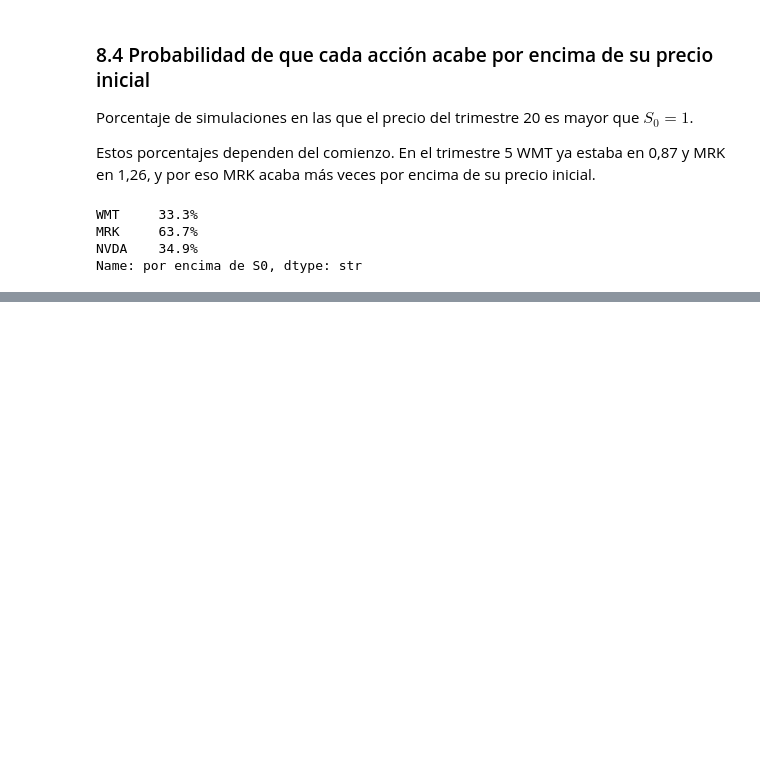
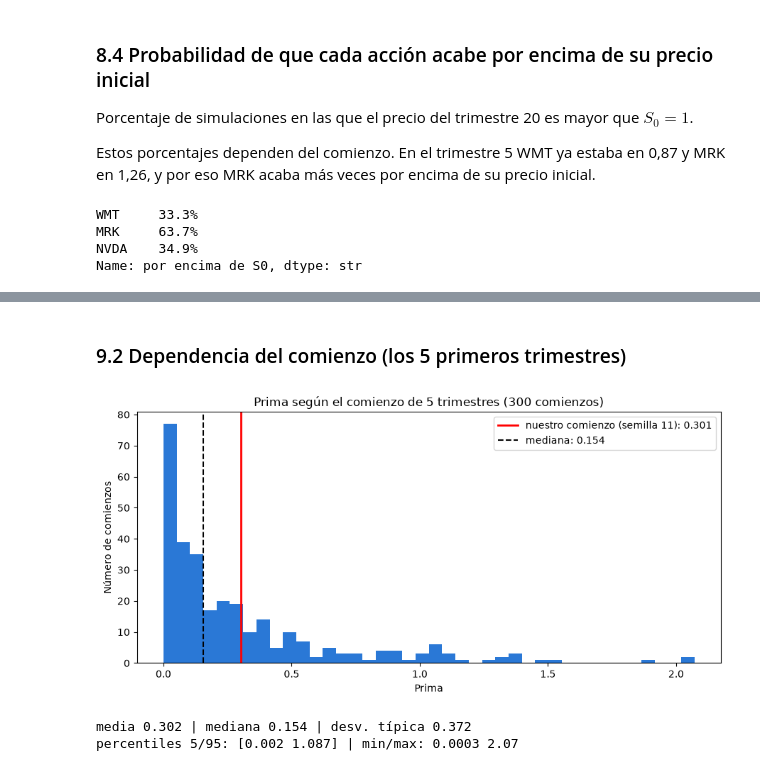
Before and after one commit to alvmorenobl/bbva-option-pricing-montecarlo-rnn, a Jupyter notebook: montecarlo.ipynb, the cells around one changed output, grey strips where cells are left out. Drawn from its saved outputs; the diff is of its cells as text; code cells hidden in the pictures; blank space fills up the shorter version.

```diff
--- a/montecarlo.ipynb
+++ b/montecarlo.ipynb
@@ -268,0 +288,32 @@ Name: por encima de S0, dtype: str
+# %% [markdown]
+### 9.2 Dependencia del comienzo (los 5 primeros trimestres)
+# %%
+def prima_con_semilla(semilla, n=5_000):
+    r = np.random.default_rng(semilla)
+    Z1 = r.standard_normal((n_comunes, 3)) @ L.T
+    s1 = np.empty((n_comunes + 1, 3)); s1[0] = S0
+    s1[1:] = np.exp((mu - 0.5 * sigma**2) * dt + sigma * Z1 * np.sqrt(dt))
+    s1 = np.cumprod(s1, axis=0)
+    Z2 = r.standard_normal((n, n_resto, 3)) @ L.T
+    s2 = np.empty((n, n_resto + 1, 3)); s2[:, 0] = s1[-1]
+    s2[:, 1:] = np.exp((mu - 0.5 * sigma**2) * dt + sigma * Z2 * np.sqrt(dt))
+    s2 = np.cumprod(s2, axis=1)
+    x = np.concatenate([np.broadcast_to(s1[1:], (n, n_comunes, 3)), s2[:, 1:]], axis=1)
+    cesta_ = np.exp(np.log(x / S0).mean(axis=1)).sum(axis=1)
+    return np.exp(-mu * T) * np.maximum(cesta_ - E, 0).mean()
+
+primas = np.array([prima_con_semilla(1000 + s) for s in range(300)])
+
+plt.figure(figsize=(9, 4.5))
+plt.hist(primas, bins=40, color="#2a78d6")
+plt.axvline(prima, color="red", lw=2, label=f"nuestro comienzo (semilla 11): {prima:.3f}")
+plt.axvline(np.median(primas), color="black", lw=1.5, ls="--", label=f"mediana: {np.median(primas):.3f}")
+plt.xlabel("Prima"); plt.ylabel("Número de comienzos")
+plt.title("Prima según el comienzo de 5 trimestres (300 comienzos)"); plt.legend(); plt.tight_layout()
+plt.savefig("figuras/mc_comienzos.png", dpi=200); plt.show()
+print(f"media {primas.mean():.3f} | mediana {np.median(primas):.3f} | desv. típica {primas.std():.3f}")
+print("percentiles 5/95:", np.percentile(primas, [5, 95]).round(3), "| min/max:", primas.min().round(4), primas.max().round(2))
+# %% [output]
+[figure, added]
+media 0.302 | mediana 0.154 | desv. típica 0.372
+percentiles 5/95: [0.002 1.087] | min/max: 0.0003 2.07
```
Also changed, not shown: parts of 6 cells of this notebook, 2 other files.
